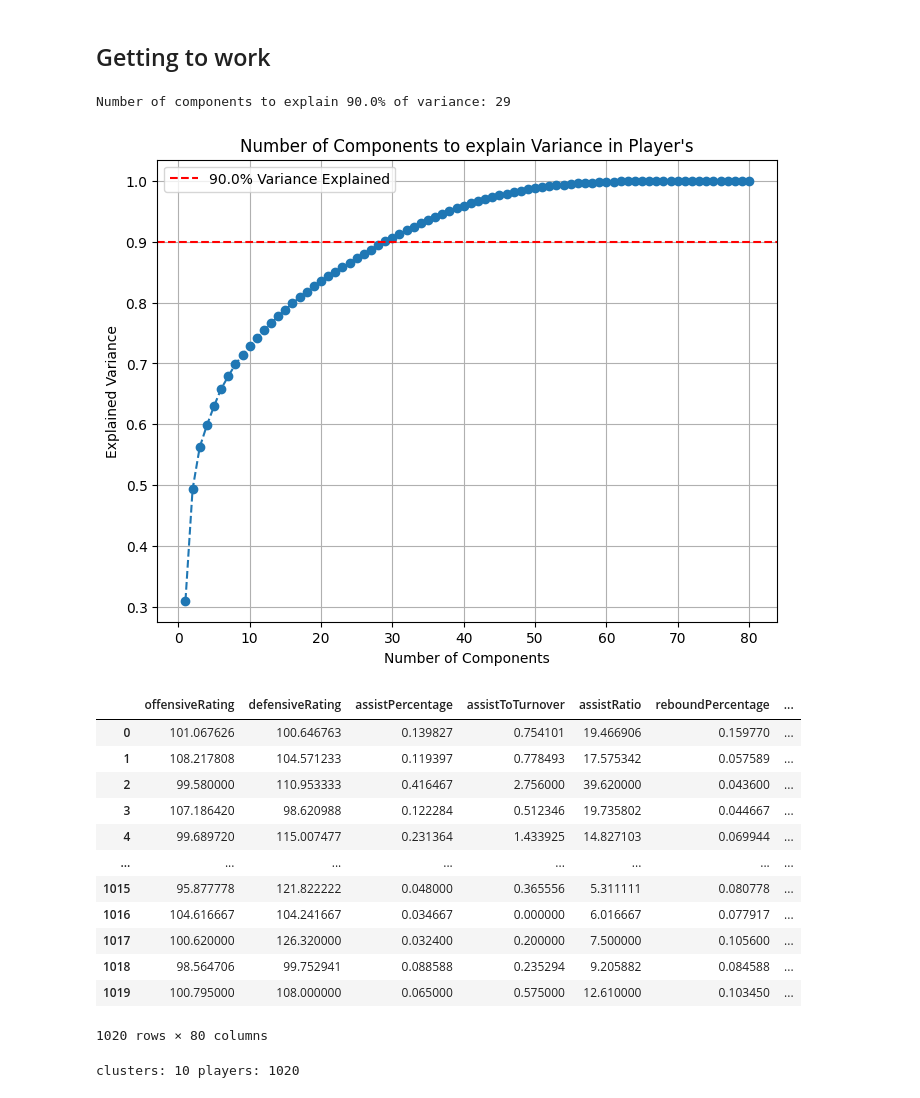
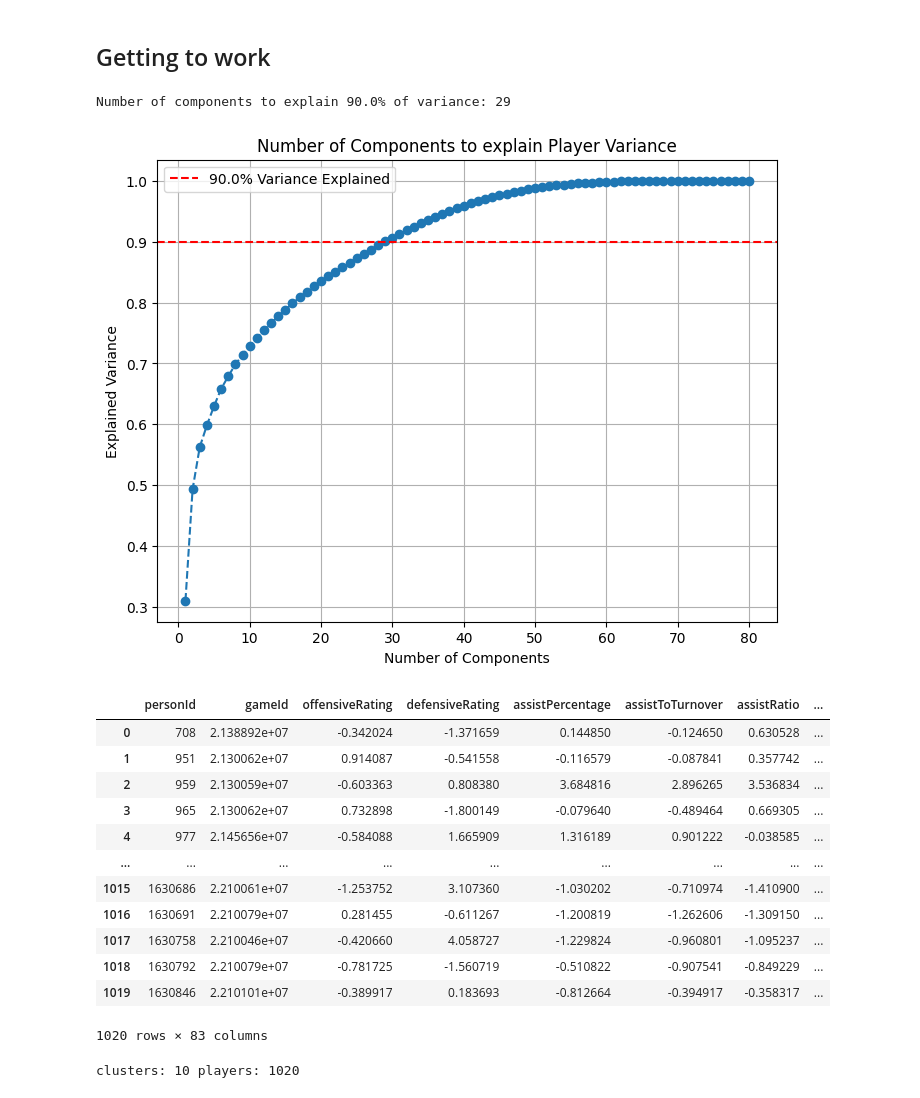
Before and after one commit to khodgema/Capstone, a Jupyter notebook: Cluster_updates.ipynb, the cells around one changed output. Drawn from its saved outputs; the diff is of its cells as text; code cells hidden in the pictures.

```diff
--- a/Cluster_updates.ipynb
+++ b/Cluster_updates.ipynb
@@ -366,32 +367,34 @@ labeled_X = pd.concat([ids.reset_index(drop=True), scaled_X_df], axis=1)
 
 #pca test
 pca = PCA()
 pca.fit(scaled_X)
 cumulative_explained_variance = np.cumsum(pca.explained_variance_ratio_)
 var_thresh = 0.90
 optimal_components = np.argmax(cumulative_explained_variance >= var_thresh) + 1
 print(f"Number of components to explain {var_thresh*100}% of variance: {optimal_components}")
 
 #PCA proper
 pca = PCA(n_components=optimal_components)
 pca_X = pca.fit_transform(scaled_X)
 
 big_cluster_labels, model = k_means(pca_X,n_cluster,10)
 
 #X['personId'] = ids['personId']
 #X['Cluster_Label'] = big_cluster_labels
 
+labeled_X['clusters'] = big_cluster_labels
 
 # PLOT PLOT PLOT
 plt.figure(figsize=(8, 6))
 plt.plot(range(1, len(cumulative_explained_variance) + 1), cumulative_explained_variance, marker='o', linestyle='--')
-plt.title("Number of Components to explain Variance in Player's")
+plt.title("Number of Components to explain Player Variance")
 plt.xlabel('Number of Components')
 plt.ylabel('Explained Variance')
 plt.grid(True)
 plt.axhline(y=var_thresh, color='r', linestyle='--', label=f'{var_thresh*100}% Variance Explained')
 plt.legend()
+plt.savefig('charts/pca.png')
 plt.show()
 # %% [output]
 Number of components to explain 90.0% of variance: 29
-[figure, old version]
+[figure, new version]
@@ -398,19 +405,19 @@ Number of components to explain 90.0% of variance: 29
 # %%
-X
+labeled_X
 # %% [output]
-|  | offensiveRating | defensiveRating | assistPercentage | assistToTurnover | assistRatio | reboundPercentage | ... |
-| 0 | 101.067626 | 100.646763 | 0.139827 | 0.754101 | 19.466906 | 0.159770 | ... |
-| 1 | 108.217808 | 104.571233 | 0.119397 | 0.778493 | 17.575342 | 0.057589 | ... |
-| 2 | 99.580000 | 110.953333 | 0.416467 | 2.756000 | 39.620000 | 0.043600 | ... |
-| 3 | 107.186420 | 98.620988 | 0.122284 | 0.512346 | 19.735802 | 0.044667 | ... |
-| 4 | 99.689720 | 115.007477 | 0.231364 | 1.433925 | 14.827103 | 0.069944 | ... |
-| ... | ... | ... | ... | ... | ... | ... | ... |
-| 1015 | 95.877778 | 121.822222 | 0.048000 | 0.365556 | 5.311111 | 0.080778 | ... |
-| 1016 | 104.616667 | 104.241667 | 0.034667 | 0.000000 | 6.016667 | 0.077917 | ... |
-| 1017 | 100.620000 | 126.320000 | 0.032400 | 0.200000 | 7.500000 | 0.105600 | ... |
-| 1018 | 98.564706 | 99.752941 | 0.088588 | 0.235294 | 9.205882 | 0.084588 | ... |
-| 1019 | 100.795000 | 108.000000 | 0.065000 | 0.575000 | 12.610000 | 0.103450 | ... |
+|  | personId | gameId | offensiveRating | defensiveRating | assistPercentage | assistToTurnover | assistRatio | ... |
+| 0 | 708 | 2.138892e+07 | -0.342024 | -1.371659 | 0.144850 | -0.124650 | 0.630528 | ... |
+| 1 | 951 | 2.130062e+07 | 0.914087 | -0.541558 | -0.116579 | -0.087841 | 0.357742 | ... |
+| 2 | 959 | 2.130059e+07 | -0.603363 | 0.808380 | 3.684816 | 2.896265 | 3.536834 | ... |
+| 3 | 965 | 2.130062e+07 | 0.732898 | -1.800149 | -0.079640 | -0.489464 | 0.669305 | ... |
+| 4 | 977 | 2.145656e+07 | -0.584088 | 1.665909 | 1.316189 | 0.901222 | -0.038585 | ... |
+| ... | ... | ... | ... | ... | ... | ... | ... | ... |
+| 1015 | 1630686 | 2.210061e+07 | -1.253752 | 3.107360 | -1.030202 | -0.710974 | -1.410900 | ... |
+| 1016 | 1630691 | 2.210079e+07 | 0.281455 | -0.611267 | -1.200819 | -1.262606 | -1.309150 | ... |
+| 1017 | 1630758 | 2.210046e+07 | -0.420660 | 4.058727 | -1.229824 | -0.960801 | -1.095237 | ... |
+| 1018 | 1630792 | 2.210079e+07 | -0.781725 | -1.560719 | -0.510822 | -0.907541 | -0.849229 | ... |
+| 1019 | 1630846 | 2.210101e+07 | -0.389917 | 0.183693 | -0.812664 | -0.394917 | -0.358317 | ... |
-1020 rows × 80 columns
+1020 rows × 83 columns
 # %%
 unique_values, counts = np.unique(big_cluster_labels, return_counts=True)
 
```
Also changed, not shown: parts of 11 cells of this notebook, 1 other file.
